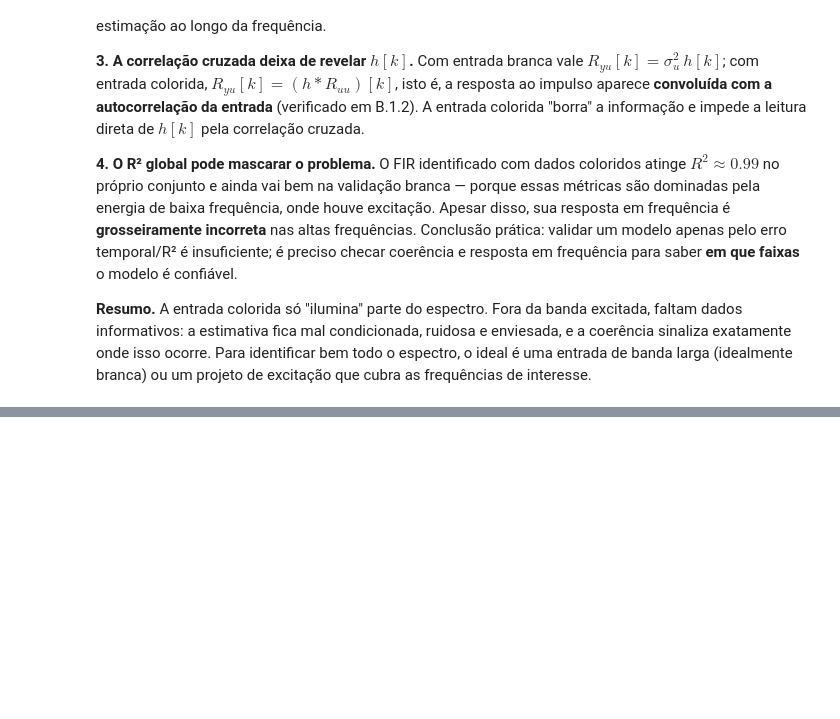
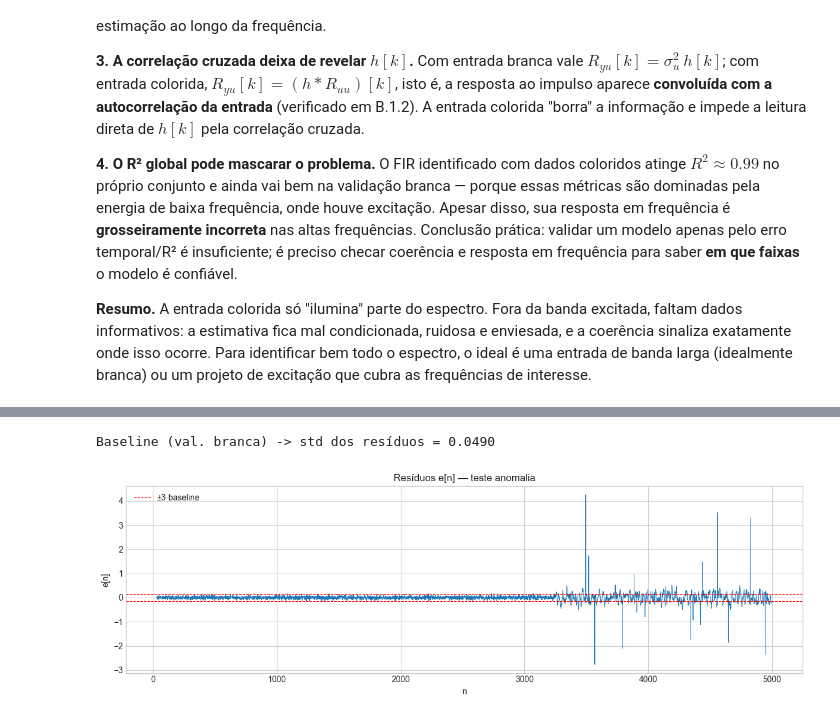
Before and after one commit to Jakson-Almeida/stochastic_processes, a Jupyter notebook: notebooks/resolucao_trabalho.ipynb, the cells around one changed output, grey strips where cells are left out. Cells and saved outputs as stored; diff of their text form; code cells hidden in the pictures; blank space fills up the shorter version.

```diff
--- a/notebooks/resolucao_trabalho.ipynb
+++ b/notebooks/resolucao_trabalho.ipynb
@@ -820,0 +866,21 @@ cubra as frequências de interesse.
+# %%
+e_c = y_c[M:] - y_hat_c[M:]
+nn_c = n_c[M:]
+
+# Baseline de normalidade: desvio padrão dos resíduos da validação branca (A.8)
+baseline_std = e_v.std()
+print(f"Baseline (val. branca) -> std dos resíduos = {baseline_std:.4f}")
+
+plt.figure(figsize=(12, 4))
+plt.plot(nn_c, e_c, linewidth=0.6)
+plt.axhline(3 * baseline_std, color="r", ls="--", lw=0.8, label="±3·baseline")
+plt.axhline(-3 * baseline_std, color="r", ls="--", lw=0.8)
+plt.title("Resíduos e[n] — teste anomalia")
+plt.xlabel("n")
+plt.ylabel("e[n]")
+plt.legend(loc="upper left")
+plt.tight_layout()
+plt.show()
+# %% [output]
+Baseline (val. branca) -> std dos resíduos = 0.0490
+[figure, added]
```
Also changed, not shown: parts of 13 cells of this notebook.
